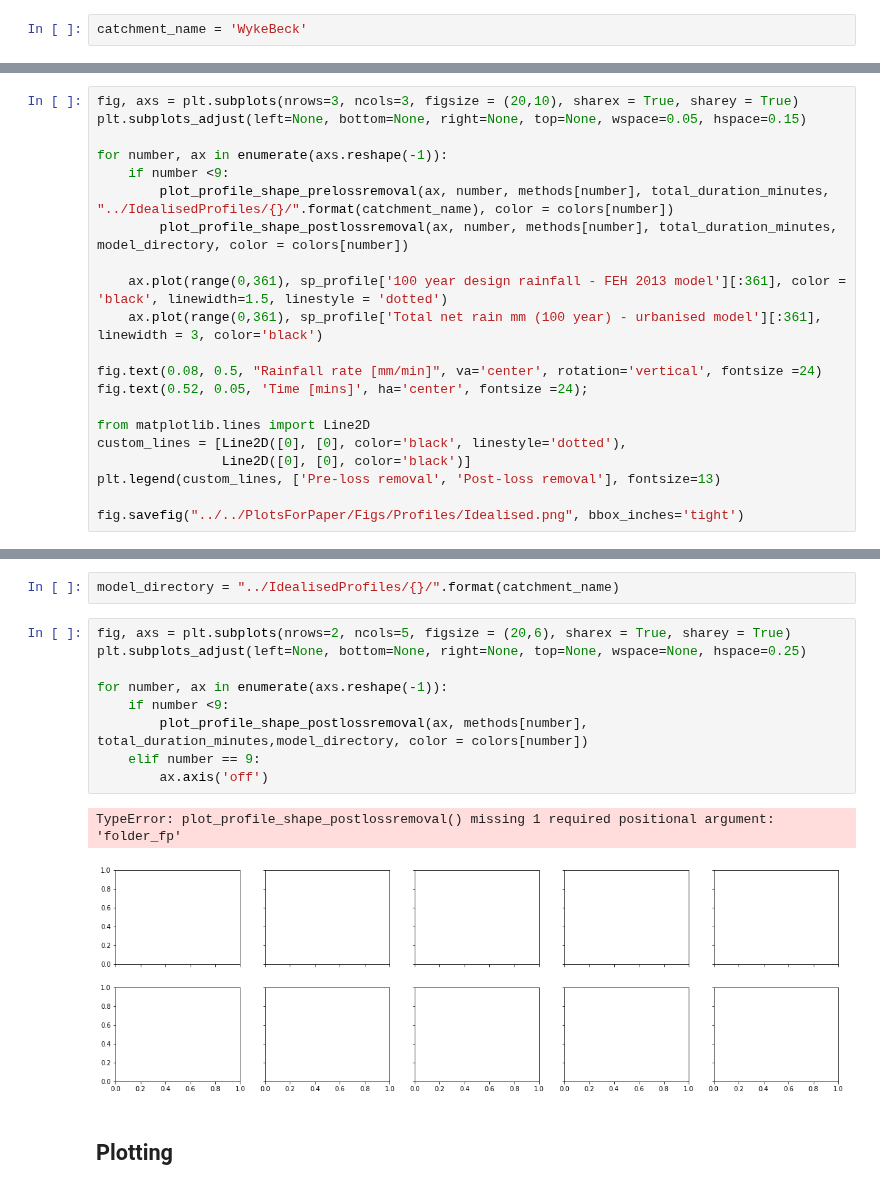
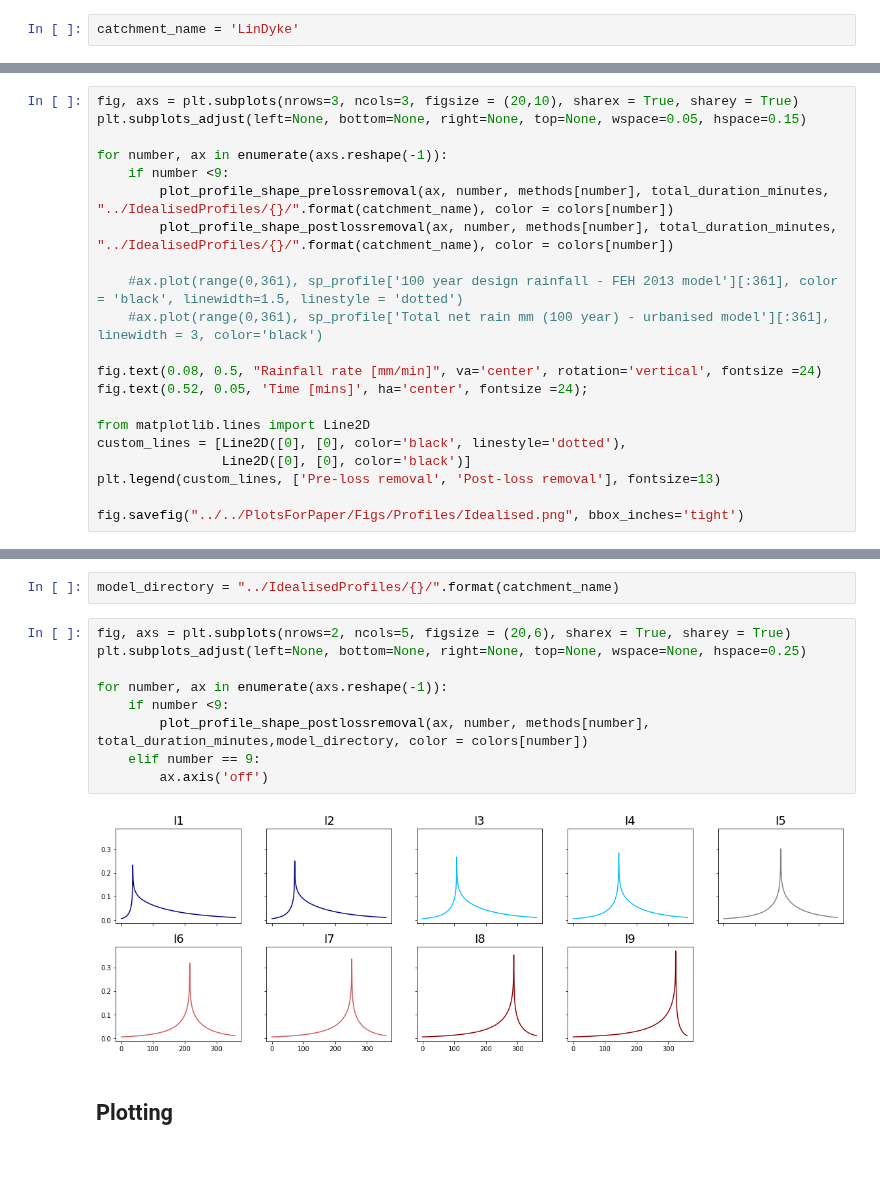
Before and after one commit to masher92/UKCP18, a Jupyter notebook: CatchmentAnalysis/CreateSyntheticRainfallEvents/IdealisedProfiles/ProduceProfiles.ipynb, the cells around one changed output, grey strips where cells are left out. Cells and saved outputs as stored; diff of their text form; blank space fills up the shorter version.

Commit message:
tidying up event functions, making new directory

```diff
--- a/CatchmentAnalysis/CreateSyntheticRainfallEvents/IdealisedProfiles/ProduceProfiles.ipynb
+++ b/CatchmentAnalysis/CreateSyntheticRainfallEvents/IdealisedProfiles/ProduceProfiles.ipynb
@@ -24,7 +24,7 @@ from Functions import *
 catchment_rainfall = {'LinDyke':59.29,
                      'WykeBeck':59.25}
 # %%
-catchment_name = 'WykeBeck'
+catchment_name = 'LinDyke'
 # %% [markdown]
 ### Define the different methods
 # %%
@@ -128,10 +128,10 @@ plt.subplots_adjust(left=None, bottom=None, right=None, top=None, wspace=0.05, h
 for number, ax in enumerate(axs.reshape(-1)):
     if number <9:
         plot_profile_shape_prelossremoval(ax, number, methods[number], total_duration_minutes, "../IdealisedProfiles/{}/".format(catchment_name), color = colors[number])
-        plot_profile_shape_postlossremoval(ax, number, methods[number], total_duration_minutes, model_directory, color = colors[number])
+        plot_profile_shape_postlossremoval(ax, number, methods[number], total_duration_minutes, "../IdealisedProfiles/{}/".format(catchment_name), color = colors[number])
 
-    ax.plot(range(0,361), sp_profile['100 year design rainfall - FEH 2013 model'][:361], color = 'black', linewidth=1.5, linestyle = 'dotted')
-    ax.plot(range(0,361), sp_profile['Total net rain mm (100 year) - urbanised model'][:361], linewidth = 3, color='black')
+    #ax.plot(range(0,361), sp_profile['100 year design rainfall - FEH 2013 model'][:361], color = 'black', linewidth=1.5, linestyle = 'dotted')
+    #ax.plot(range(0,361), sp_profile['Total net rain mm (100 year) - urbanised model'][:361], linewidth = 3, color='black')
 
 fig.text(0.08, 0.5, "Rainfall rate [mm/min]", va='center', rotation='vertical', fontsize =24)
 fig.text(0.52, 0.05, 'Time [mins]', ha='center', fontsize =24);
@@ -152,15 +151,14 @@ model_directory = "../IdealisedProfiles/{}/".format(catchment_name)
 # %%
 fig, axs = plt.subplots(nrows=2, ncols=5, figsize = (20,6), sharex = True, sharey = True)
 plt.subplots_adjust(left=None, bottom=None, right=None, top=None, wspace=None, hspace=0.25)
 
 for number, ax in enumerate(axs.reshape(-1)):
     if number <9:
-        plot_profile_shape_postlossremoval(ax, methods[number], total_duration_minutes,model_directory, color = colors[number])
+        plot_profile_shape_postlossremoval(ax, number, methods[number], total_duration_minutes,model_directory, color = colors[number])
     elif number == 9:
         ax.axis('off')
 # %% [output]
-TypeError: plot_profile_shape_postlossremoval() missing 1 required positional argument: 'folder_fp'
-[figure, old version]
+[figure, new version]
 # %% [markdown]
 ## Plotting
 # %% [markdown]
```
Also changed, not shown: parts of 4 cells of this notebook, 14 other files.
